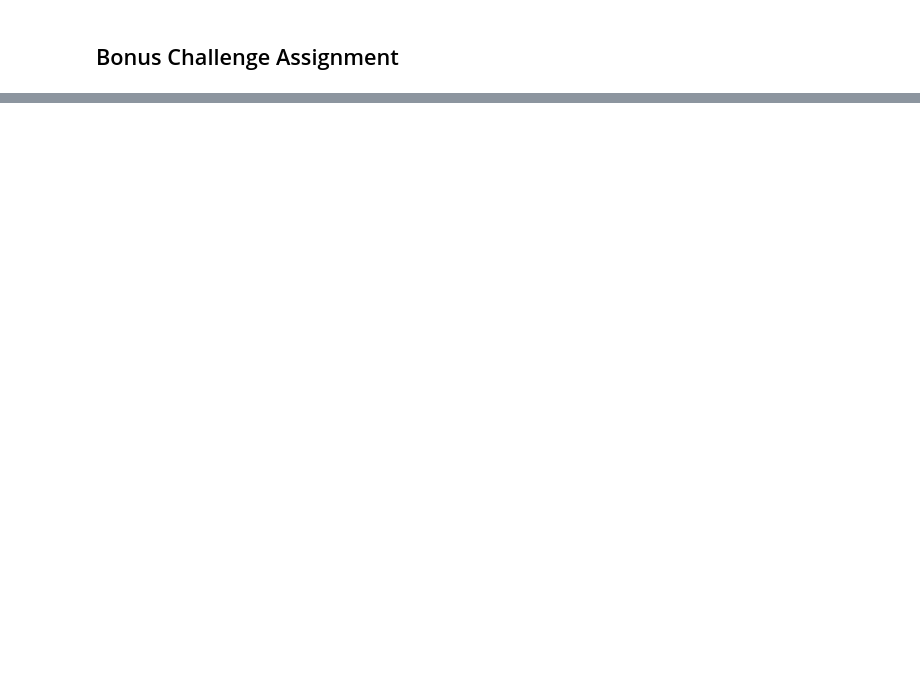
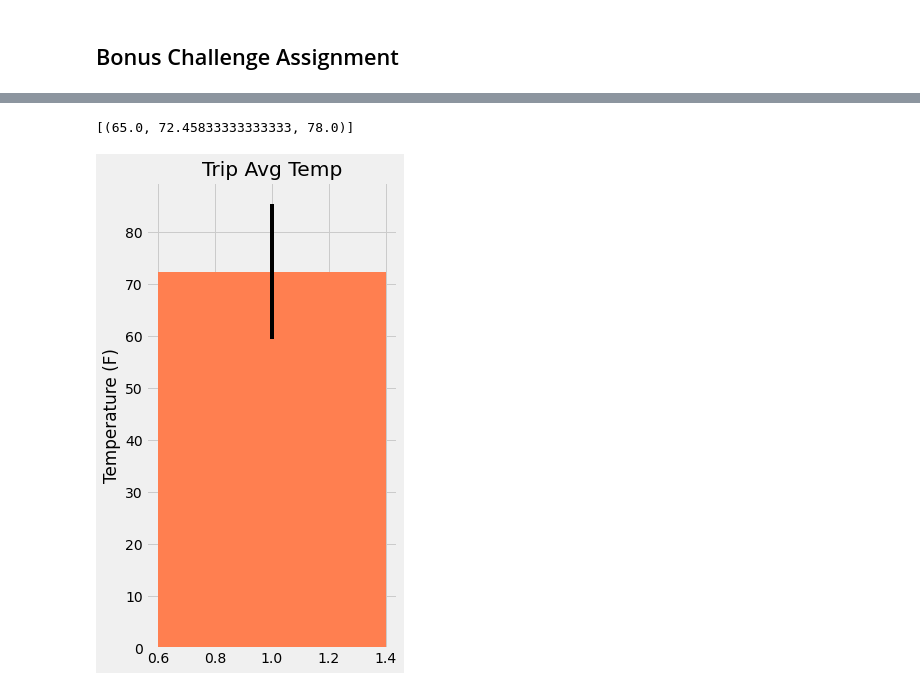
Before and after one commit to sean-galloway/sqlalchemy-challenge, a Jupyter notebook: climate.ipynb, the cells around one changed output, grey strips where cells are left out. Saved outputs shown, nothing was run; the diff lists cells and outputs as text; code cells hidden in the pictures; blank space fills up the shorter version.

```diff
--- a/climate.ipynb
+++ b/climate.ipynb
@@ -160,11 +169,26 @@ print(calc_temps('2012-02-28', '2012-03-05'))
 # %%
 # Use your previous function `calc_temps` to calculate the tmin, tavg, and tmax
 # for your trip using the previous year's data for those same dates.
+first_date = "2016-12-20"
+last_date = "2016-12-30"
+temp_calcs = calc_temps(first_date, last_date)
+print(temp_calcs)
+# %% [output]
+[(65.0, 72.45833333333333, 78.0)]
 # %%
 # Plot the results from your previous query as a bar chart.
 # Use "Trip Avg Temp" as your Title
 # Use the average temperature for the y value
 # Use the peak-to-peak (tmax-tmin) value as the y error bar (yerr)
+fig, ax = plt.subplots(figsize=plt.figaspect(2.))
+peak = temp_calcs[0][2] - temp_calcs[0][0]
+bar = ax.bar(1, temp_calcs[0][1], yerr = peak, color = "coral")
+plt.title("Trip Avg Temp")
+plt.ylabel("Temperature (F)")
+plt.savefig('./Images/temperature.png', bbox_inches='tight')
+fig.show()
+# %% [output]
+[figure, added]
 # %%
 # Calculate the total amount of rainfall per weather station for your trip dates using the previous year's matching dates.
 # Sort this in descending order by precipitation amount and list the station, name, latitude, longitude, and elevation
```
Also changed, not shown: parts of 7 cells of this notebook, 4 other files.
